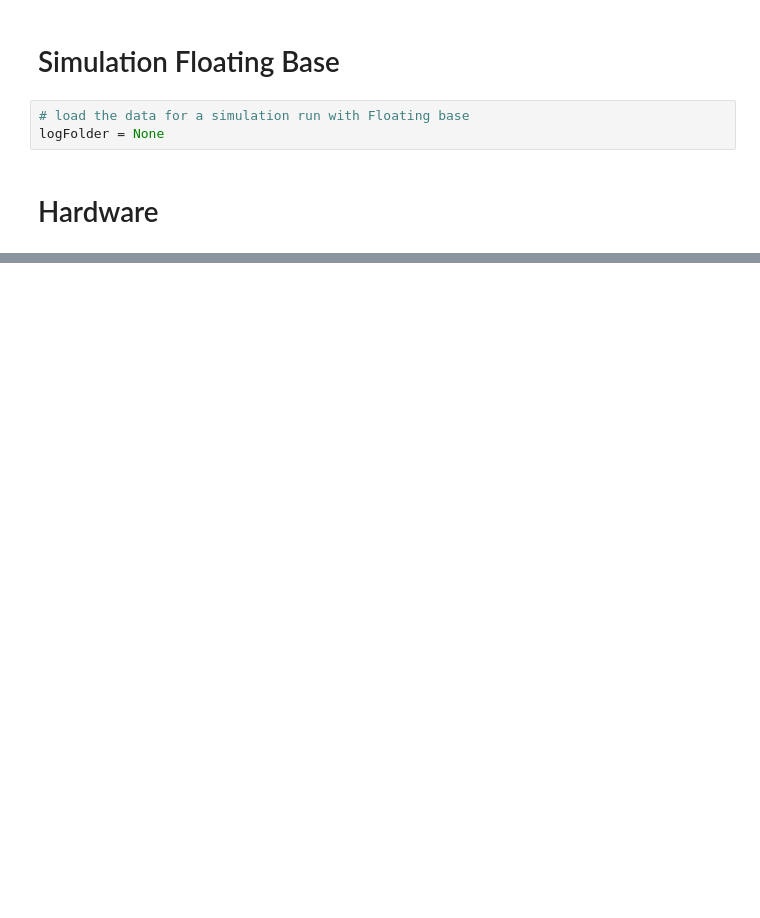
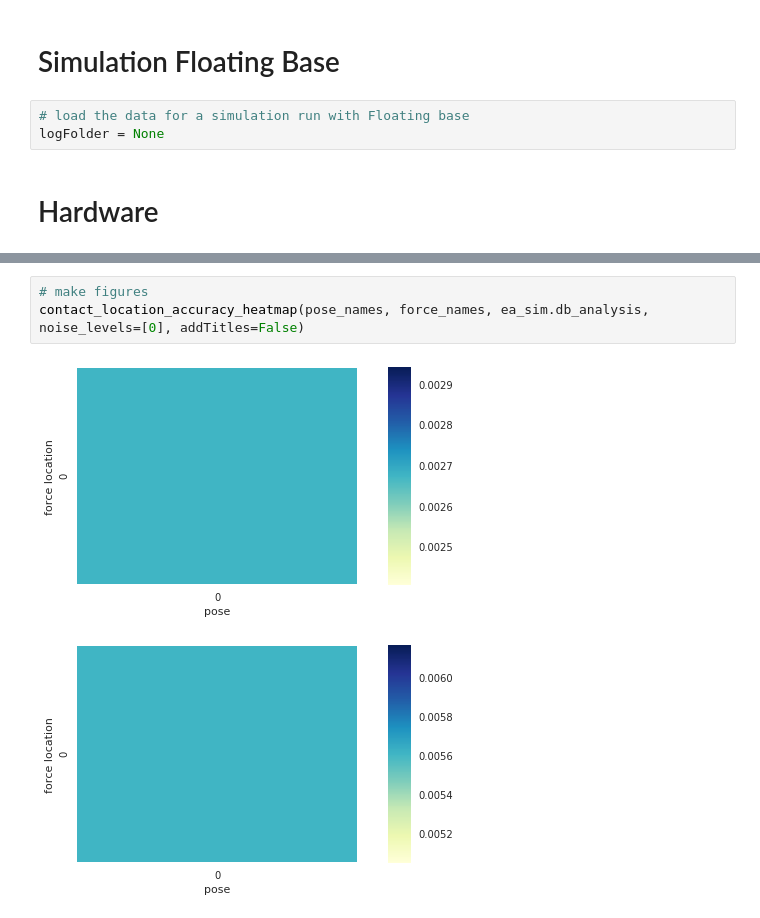
Before and after one commit to RobotLocomotion/spartan, a Jupyter notebook: src/ContactParticleFilter/jupyter_notebooks/masters_thesis_figures.ipynb, the cells around one changed output, grey strips where cells are left out. Cells and saved outputs as stored; diff of their text form; blank space fills up the shorter version.

```diff
--- a/src/ContactParticleFilter/jupyter_notebooks/masters_thesis_figures.ipynb
+++ b/src/ContactParticleFilter/jupyter_notebooks/masters_thesis_figures.ipynb
@@ -153,0 +162,6 @@ logFolder = None
+# %%
+# make figures
+contact_location_accuracy_heatmap(pose_names, force_names, ea_sim.db_analysis, noise_levels=[0], addTitles=False)
+# %% [output]
+[figure, added]
+[figure, added]
```
Also changed, not shown: parts of 6 cells of this notebook, 4 other files.
